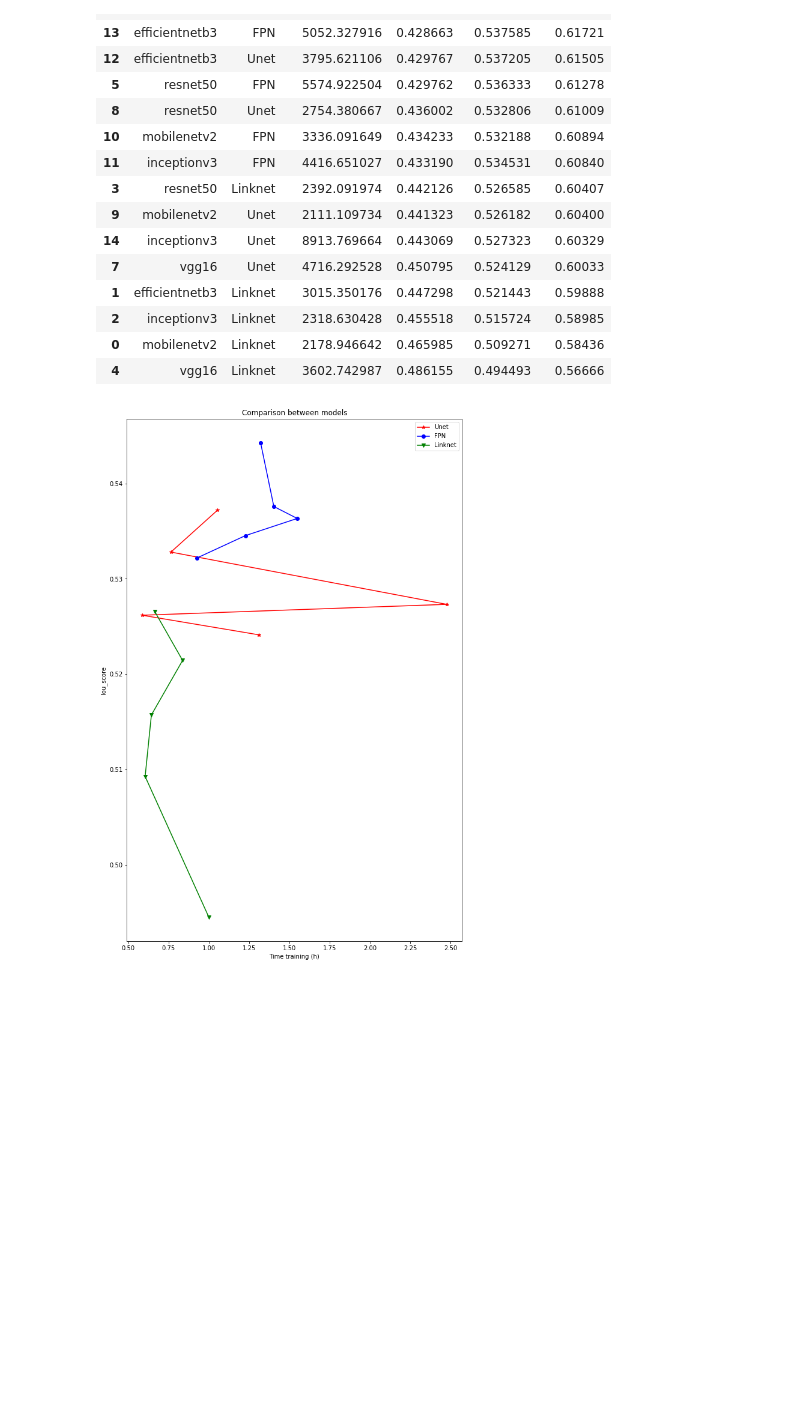
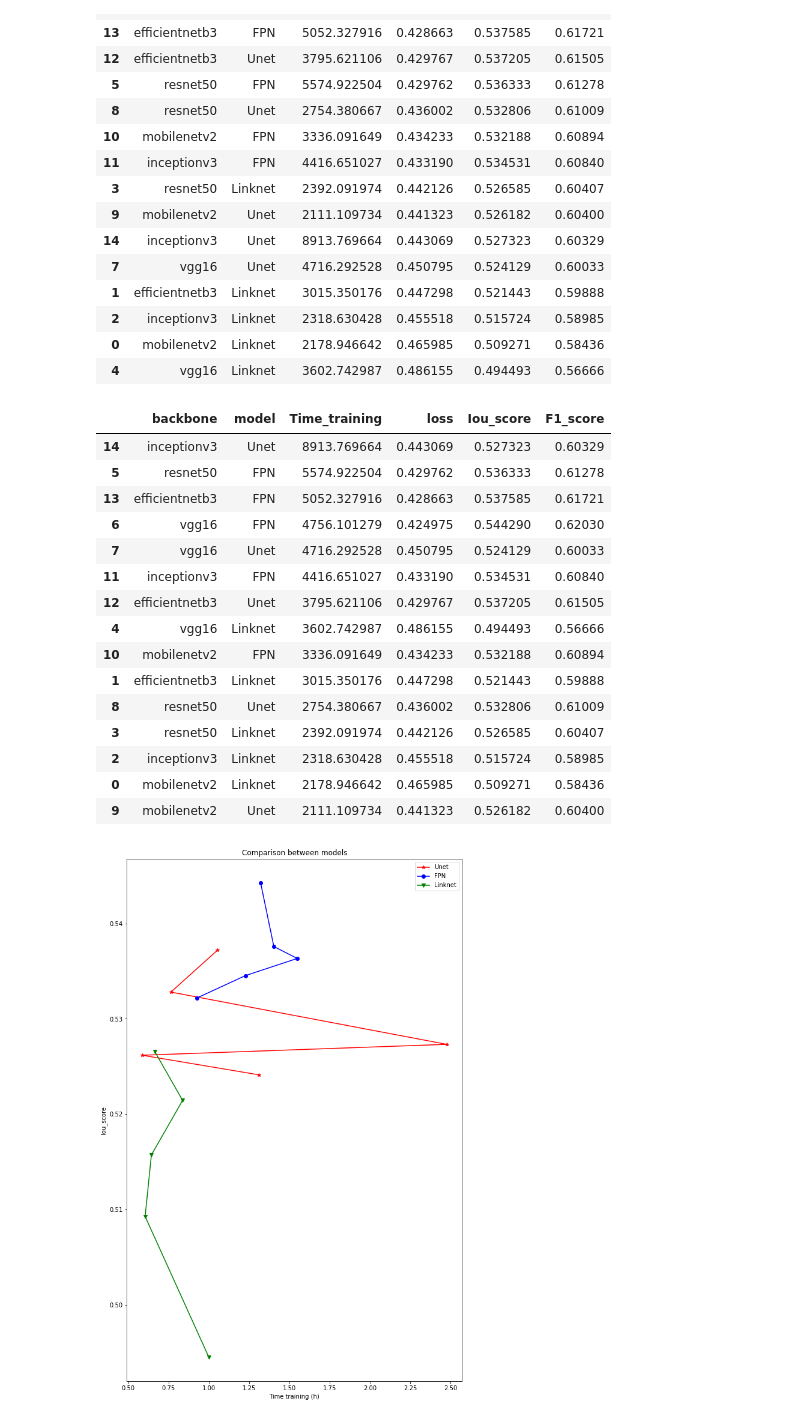
Before and after one commit to waflol/SegmentationProject, a Jupyter notebook: Evaluation.ipynb, the cells around one changed output. Drawn from its saved outputs; the diff is of its cells as text; code cells hidden in the pictures; blank space fills up the shorter version.

```diff
--- a/Evaluation.ipynb
+++ b/Evaluation.ipynb
@@ -64,6 +64,25 @@ df.sort_values('F1_score',axis = 0,ascending=False)
 | 2 | inceptionv3 | Linknet | 2318.630428 | 0.455518 | 0.515724 | 0.58985 |
 | 0 | mobilenetv2 | Linknet | 2178.946642 | 0.465985 | 0.509271 | 0.58436 |
 | 4 | vgg16 | Linknet | 3602.742987 | 0.486155 | 0.494493 | 0.56666 |
+# %%
+df.sort_values('Time_training',axis = 0,ascending=False)
+# %% [output]
+|  | backbone | model | Time_training | loss | Iou_score | F1_score |
+| 14 | inceptionv3 | Unet | 8913.769664 | 0.443069 | 0.527323 | 0.60329 |
+| 5 | resnet50 | FPN | 5574.922504 | 0.429762 | 0.536333 | 0.61278 |
+| 13 | efficientnetb3 | FPN | 5052.327916 | 0.428663 | 0.537585 | 0.61721 |
+| 6 | vgg16 | FPN | 4756.101279 | 0.424975 | 0.544290 | 0.62030 |
+| 7 | vgg16 | Unet | 4716.292528 | 0.450795 | 0.524129 | 0.60033 |
+| 11 | inceptionv3 | FPN | 4416.651027 | 0.433190 | 0.534531 | 0.60840 |
+| 12 | efficientnetb3 | Unet | 3795.621106 | 0.429767 | 0.537205 | 0.61505 |
+| 4 | vgg16 | Linknet | 3602.742987 | 0.486155 | 0.494493 | 0.56666 |
+| 10 | mobilenetv2 | FPN | 3336.091649 | 0.434233 | 0.532188 | 0.60894 |
+| 1 | efficientnetb3 | Linknet | 3015.350176 | 0.447298 | 0.521443 | 0.59888 |
+| 8 | resnet50 | Unet | 2754.380667 | 0.436002 | 0.532806 | 0.61009 |
+| 3 | resnet50 | Linknet | 2392.091974 | 0.442126 | 0.526585 | 0.60407 |
+| 2 | inceptionv3 | Linknet | 2318.630428 | 0.455518 | 0.515724 | 0.58985 |
+| 0 | mobilenetv2 | Linknet | 2178.946642 | 0.465985 | 0.509271 | 0.58436 |
+| 9 | mobilenetv2 | Unet | 2111.109734 | 0.441323 | 0.526182 | 0.60400 |
 # %%
 plt.figure(figsize=(10,16))
 plt.plot(df.sort_values('Iou_score',axis = 0,ascending=False).Time_training[df.model == 'Unet']/3600, df.sort_values('Iou_score',axis = 0,ascending=False).Iou_score[df.model == 'Unet'],marker='*',color='r',)
```
Also changed, not shown: parts of 1 cell of this notebook.
